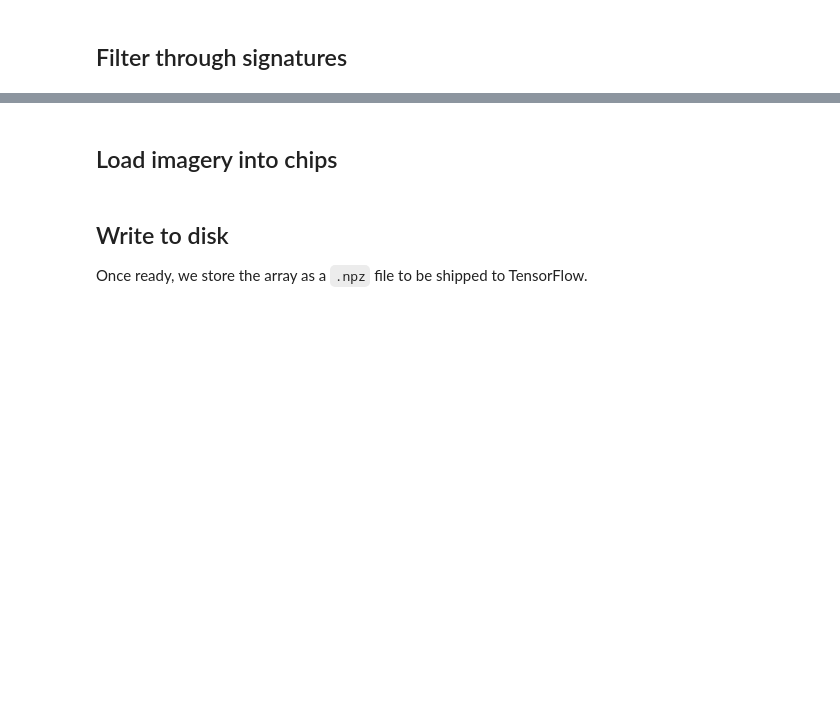
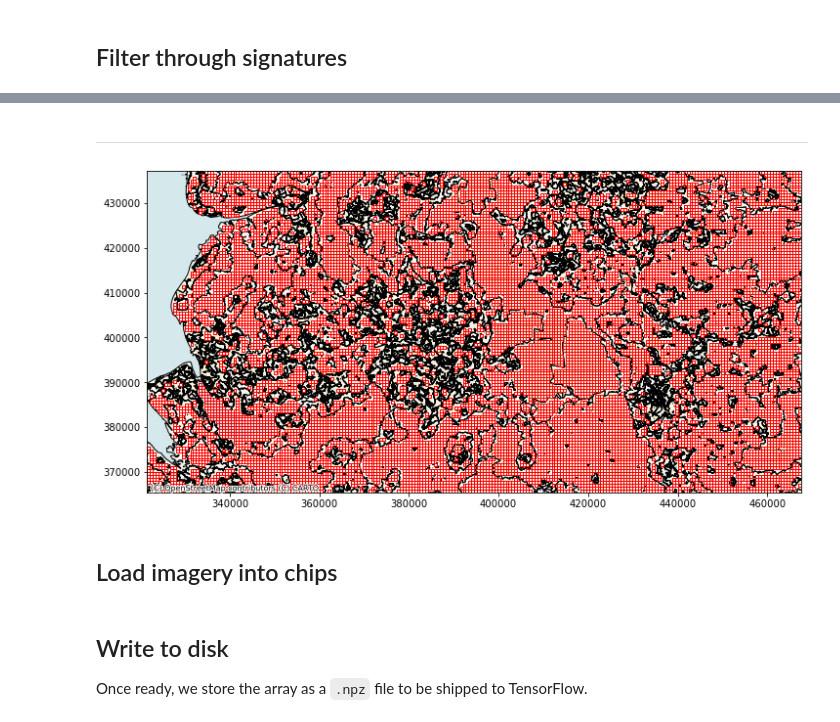
Before and after one commit to urbangrammarai/signature_ai, a Jupyter notebook: chip_making_subset.ipynb, the cells around one changed output, grey strips where cells are left out. Saved outputs shown, nothing was run; the diff lists cells and outputs as text; code cells hidden in the pictures; blank space fills up the shorter version.

Commit message:
Add more to chip making for a subset

```diff
--- a/chip_making_subset.ipynb
+++ b/chip_making_subset.ipynb
@@ -33,2 +39,18 @@ r = rioxarray.open_rasterio(
+# %%
+region = r.sel(
+    band=[1, 2, 3]
+).rio.clip_box(
+    *specs['bb'].bounds
+).compute()
 # %% [markdown]
 ## Make chips
+# %%
+%%time
+chips = tools.build_grid(
+    region.coords['x'],
+    region.coords['y'],
+    specs['chip_size'],
+    crs=region.rio.crs
+)
+
+chips = geopandas.GeoDataFrame({'geometry': chips})
@@ -36,0 +64,2 @@ r = rioxarray.open_rasterio(
+# %%
+spsig = geopandas.read_file(spsig_p)
@@ -36,0 +68,8 @@ r = rioxarray.open_rasterio(
+# %%
+%%time
+oc_chips = geopandas.sjoin(
+    chips,
+    spsig[['signature_type', 'geometry']],
+    how='inner',
+    predicate='within'
+)
@@ -37,2 +79,15 @@ r = rioxarray.open_rasterio(
+# %% [markdown]
+---
+# %%
+ax = spsig.plot(facecolor='none', edgecolor='k', figsize=(12, 12))
+oc_chips.plot(facecolor='none', edgecolor='red', ax=ax)
+minX, minY, maxX, maxY = oc_chips.total_bounds
+ax.set_xlim((minX, maxX))
+ax.set_ylim((minY, maxY))
+contextily.add_basemap(
+    ax, crs=oc_chips.crs, source=contextily.providers.CartoDB.Voyager
+);
+# %% [output]
+[figure, added]
 # %% [markdown]
 ## Load imagery into chips
```
Also changed, not shown: parts of 9 cells of this notebook.
